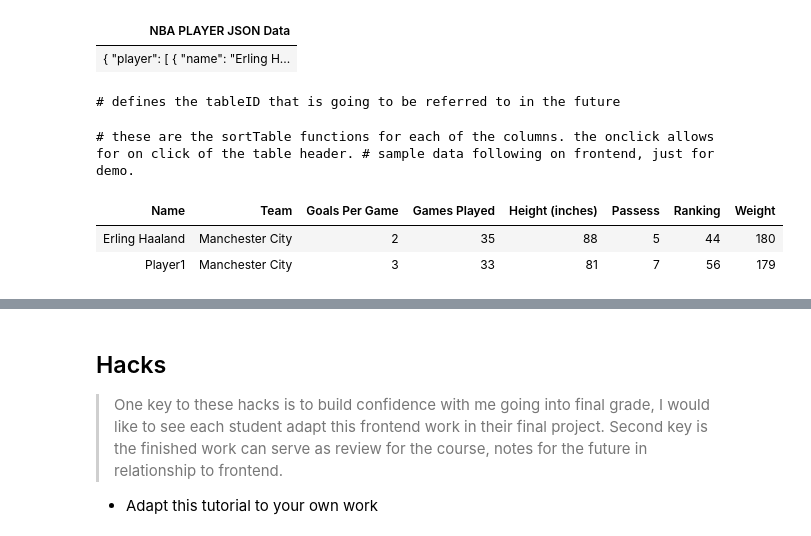
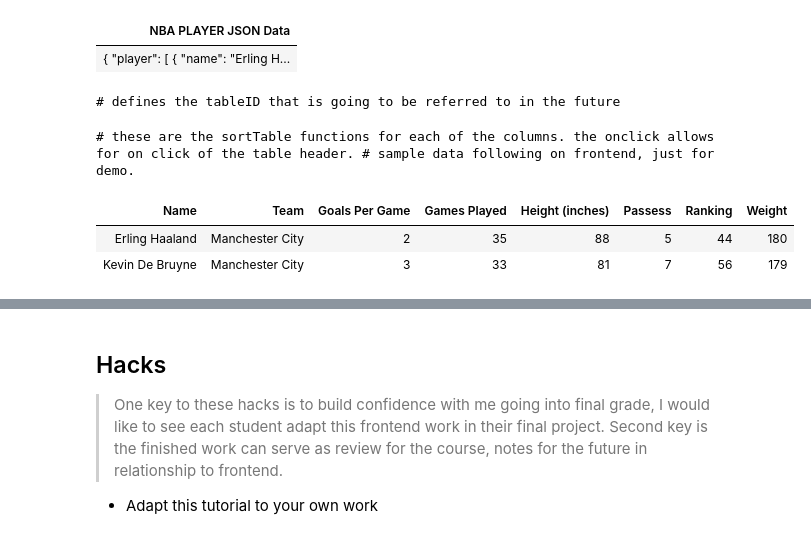
Before and after one commit to vardaansinha/devops, a Jupyter notebook: _notebooks/2022-09-19-PBL-javascript_tutorial.ipynb, the cells around one changed output, grey strips where cells are left out. Drawn from its saved outputs; the diff is of its cells as text; code cells hidden in the pictures.

```diff
--- a/_notebooks/2022-09-19-PBL-javascript_tutorial.ipynb
+++ b/_notebooks/2022-09-19-PBL-javascript_tutorial.ipynb
@@ -461,40 +461,37 @@ function sortTable(columnName) {
   const isAscending = !headerRow.classList.contains('asc');
       // this is a very important line - the asc class helps the function decide whether or not the column is going to be sorted in increasing order or decreasing order.
 
      rows.sort((rowA, rowB) => {
     let cellA = rowA.querySelector(`td:nth-child(${getColumnIndex(columnName)})`).innerText;
     let cellB = rowB.querySelector(`td:nth-child(${getColumnIndex(columnName)})`).innerText;
     // the nth-child selector is different from normal JS arrays, these have an index starting at 1 rather than 0
     // the rows are sorted based on the column. getColumnIndex is used to get the index of the column.
 
     if (columnName.toLowerCase() === 'name' || columnName.toLowerCase() === 'team') {
       return isAscending ? cellA.localeCompare(cellB, undefined, { sensitivity: 'base' }) : cellB.localeCompare(cellA, undefined, { sensitivity: 'base' });
     }
 
-    // these were for special situations. the name and team columns were not sorting properly, so the localeCompare was used to sort the rows alphabetically.
 
-    // Convert the cell values to numbers for the "Games Played" column
-    if (columnName.toLowerCase() === 'games played') {
+    // Convert the cell values to numbers
+
       cellA = parseInt(cellA);
       cellB = parseInt(cellB);
-    }
-     // games played was not sorting for some odd reason, which is why this if statement was added.
-    // purpose is to parse the values as an integer and then sort numerically.
+
 
     return isAscending ? cellA - cellB : cellB - cellA;
   });
   // The code that follows: Will add the cell values into their sepecified table.
   rows.forEach(row => table.tBodies[0].appendChild(row));
   headerRow.classList.toggle('asc');
 }
 
   </script>
 # %% [output]
 # defines the tableID that is going to be referred to in the future
 # these are the sortTable functions for each of the columns. the onclick allows for on click of the table header. # sample data following on frontend, just for demo.
 | Name | Team | Goals Per Game | Games Played | Height (inches) | Passess | Ranking | Weight |
 | Erling Haaland | Manchester City | 2 | 35 | 88 | 5 | 44 | 180 |
-| Player1 | Manchester City | 3 | 33 | 81 | 7 | 56 | 179 |
+| Kevin De Bruyne | Manchester City | 3 | 33 | 81 | 7 | 56 | 179 |
 # %%
 %%html
 <!-- load jQuery and tablesorter scripts -->
```
Also changed, not shown: 1 other file.
